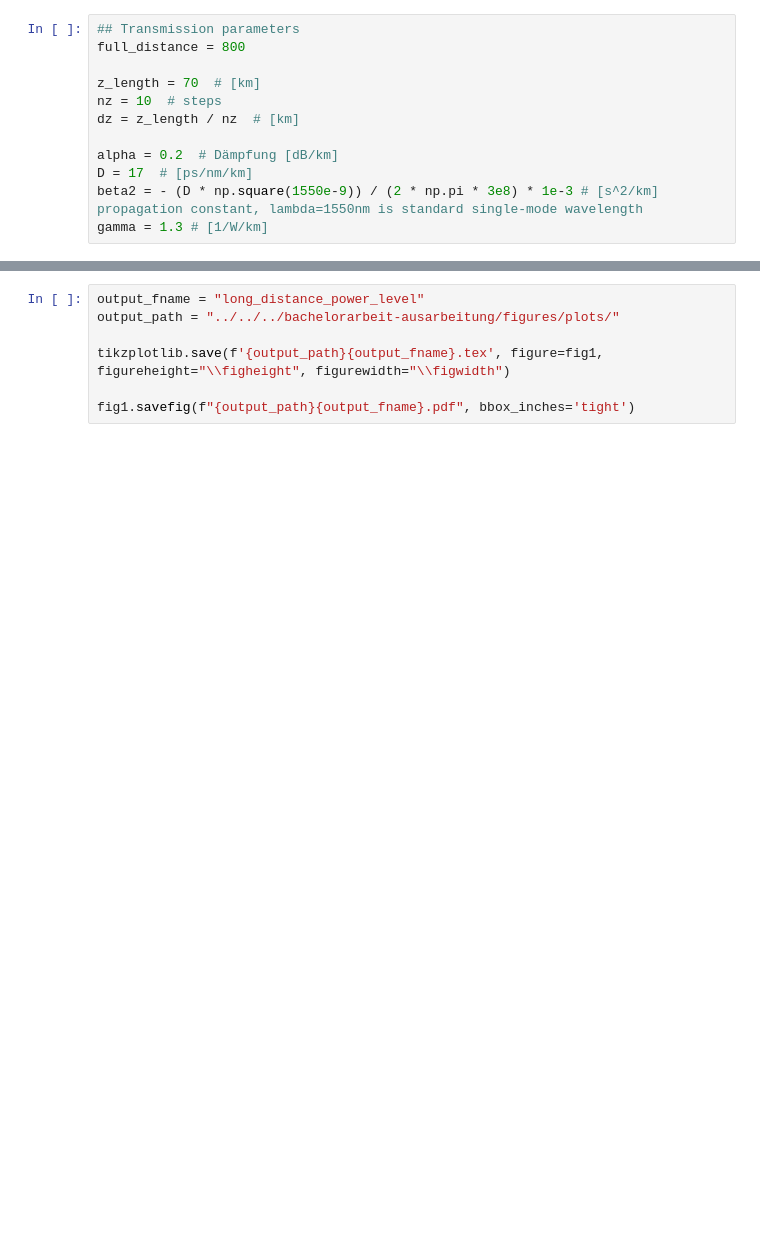
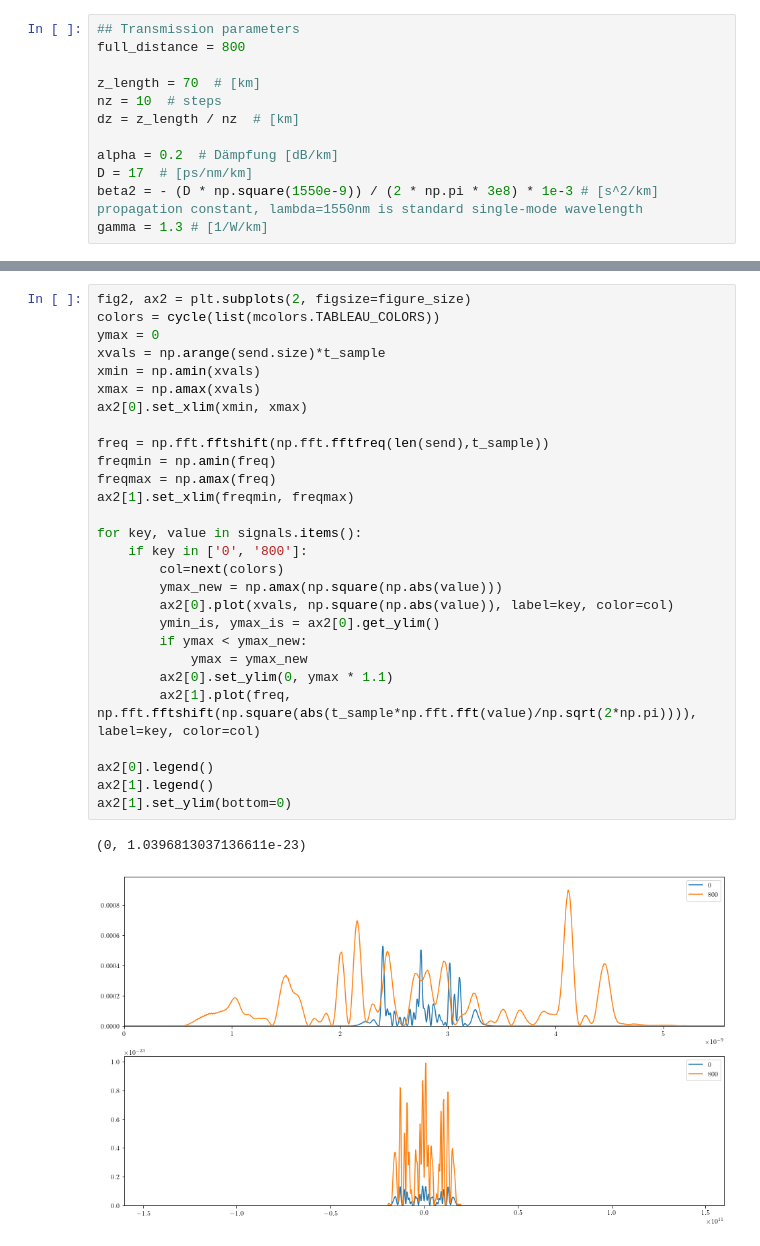
Before and after one commit to domrim/bachelorarbeit-code, a Jupyter notebook: jupyter-notebooks/eval/long_distance.ipynb, the cells around one changed output, grey strips where cells are left out. Cells and saved outputs as stored; diff of their text form; blank space fills up the shorter version.

```diff
--- a/jupyter-notebooks/eval/long_distance.ipynb
+++ b/jupyter-notebooks/eval/long_distance.ipynb
@@ -125,7 +130,31 @@ Text(0.5, 0, '$z[km]$')
-# %%
-output_fname = "long_distance_power_level"
-output_path = "../../../bachelorarbeit-ausarbeitung/figures/plots/"
-
-tikzplotlib.save(f'{output_path}{output_fname}.tex', figure=fig1, figureheight="\\figheight", figurewidth="\\figwidth")
-
-fig1.savefig(f"{output_path}{output_fname}.pdf", bbox_inches='tight')
+# %%
+fig2, ax2 = plt.subplots(2, figsize=figure_size)
+colors = cycle(list(mcolors.TABLEAU_COLORS))
+ymax = 0
+xvals = np.arange(send.size)*t_sample
+xmin = np.amin(xvals)
+xmax = np.amax(xvals)
+ax2[0].set_xlim(xmin, xmax)
+
+freq = np.fft.fftshift(np.fft.fftfreq(len(send),t_sample))
+freqmin = np.amin(freq)
+freqmax = np.amax(freq)
+ax2[1].set_xlim(freqmin, freqmax)
+
+for key, value in signals.items():
+    if key in ['0', '800']:
+        col=next(colors)
+        ymax_new = np.amax(np.square(np.abs(value)))
+        ax2[0].plot(xvals, np.square(np.abs(value)), label=key, color=col)
+        ymin_is, ymax_is = ax2[0].get_ylim()
+        if ymax < ymax_new:
+            ymax = ymax_new
+        ax2[0].set_ylim(0, ymax * 1.1)
+        ax2[1].plot(freq, np.fft.fftshift(np.square(abs(t_sample*np.fft.fft(value)/np.sqrt(2*np.pi)))), label=key, color=col)
+
+ax2[0].legend()
+ax2[1].legend()
+ax2[1].set_ylim(bottom=0)
+# %% [output]
+(0, 1.0396813037136611e-23)
+[figure, added]
```
Also changed, not shown: parts of 8 cells of this notebook, 2 other files.
